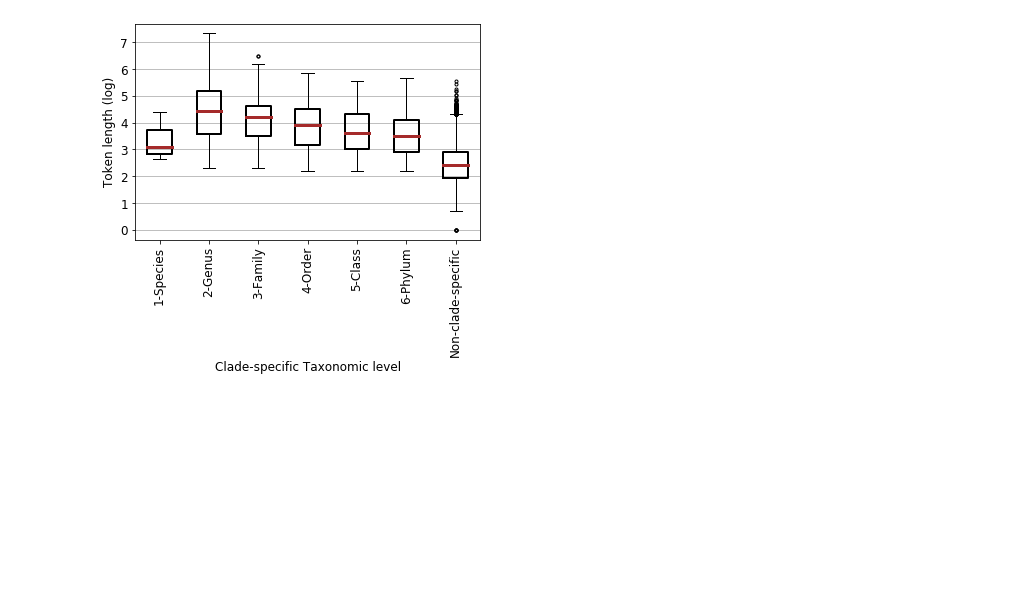
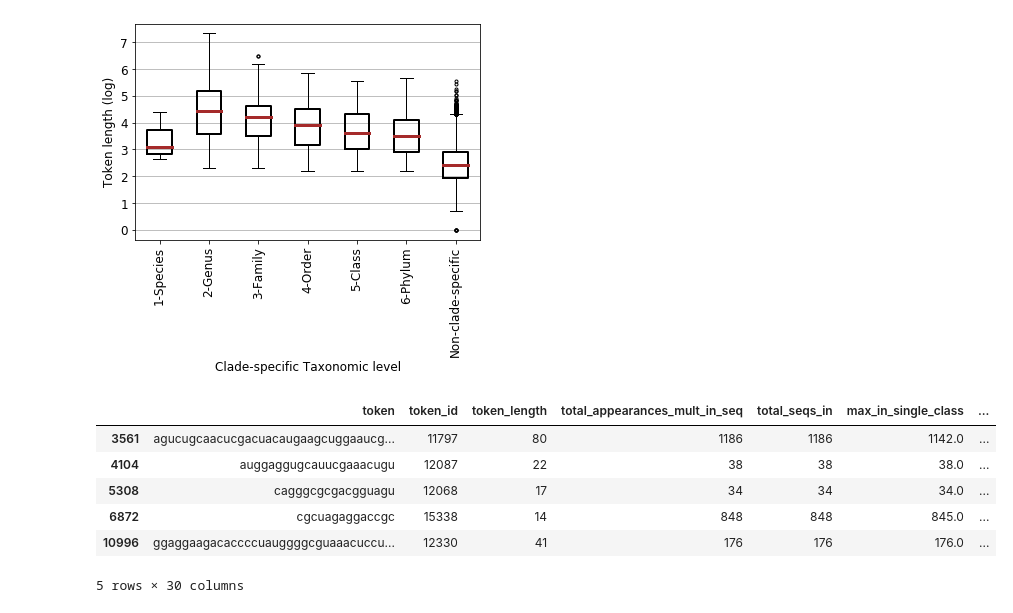
Before and after one commit to shaharazulay/dna-bert, a Jupyter notebook: dna_bert/tokens_biology_analysis.ipynb, the cells around one changed output. Cells and saved outputs as stored; diff of their text form; code cells hidden in the pictures; blank space fills up the shorter version.

```diff
--- a/dna_bert/tokens_biology_analysis.ipynb
+++ b/dna_bert/tokens_biology_analysis.ipynb
@@ -564,0 +568,10 @@ plt.show()
+# %%
+token_stats_bpe2[token_stats_bpe2['clade_specific_species']]
+# %% [output]
+|  | token | token_id | token_length | total_appearances_mult_in_seq | total_seqs_in | max_in_single_class | ... |
+| 3561 | agucugcaacucgacuacaugaagcuggaaucg... | 11797 | 80 | 1186 | 1186 | 1142.0 | ... |
+| 4104 | auggaggugcauucgaaacugu | 12087 | 22 | 38 | 38 | 38.0 | ... |
+| 5308 | cagggcgcgacgguagu | 12068 | 17 | 34 | 34 | 34.0 | ... |
+| 6872 | cgcuagaggaccgc | 15338 | 14 | 848 | 848 | 845.0 | ... |
+| 10996 | ggaggaagacaccccuauggggcguaaacuccu... | 12330 | 41 | 176 | 176 | 176.0 | ... |
+5 rows × 30 columns
```
Also changed, not shown: parts of 12 cells of this notebook, 1 other file.
